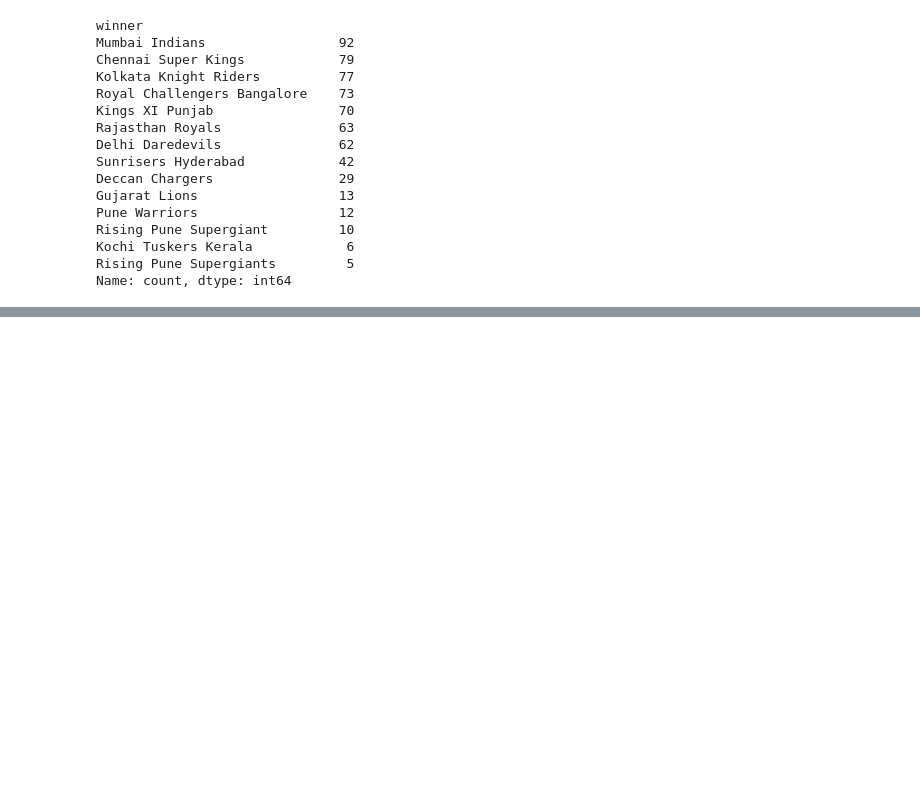
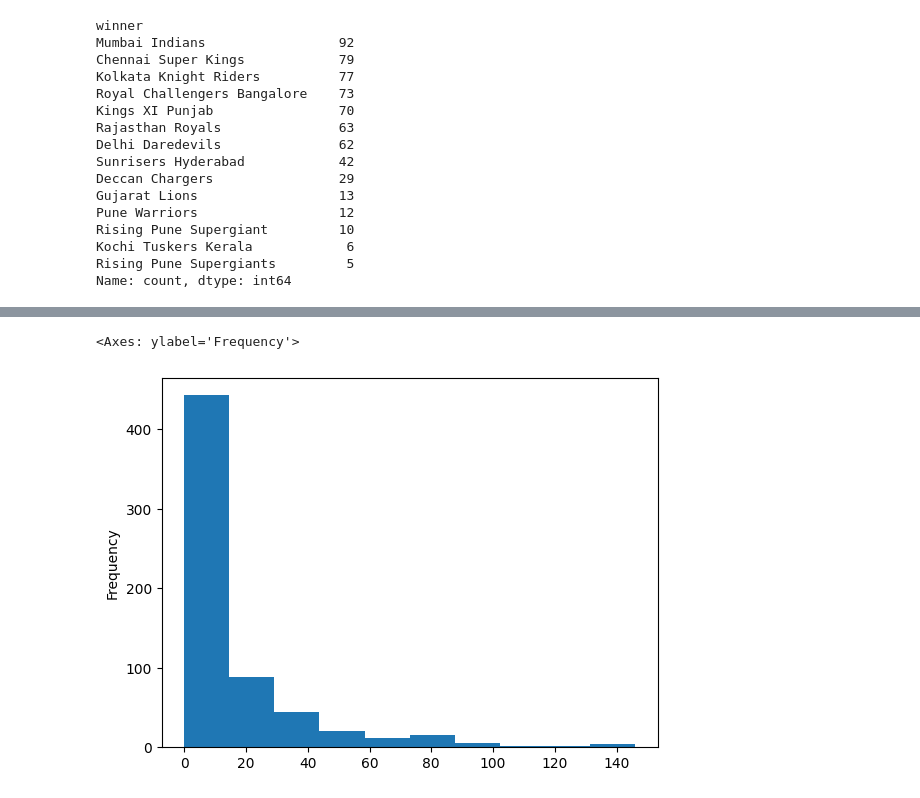
Before and after one commit to hrishavraj89/pandas, a Jupyter notebook: IPL_Analysis.ipynb, the cells around one changed output, grey strips where cells are left out. Cells and saved outputs as stored; diff of their text form; code cells hidden in the pictures; blank space fills up the shorter version.

```diff
--- a/IPL_Analysis.ipynb
+++ b/IPL_Analysis.ipynb
@@ -302,0 +322,5 @@ Name: count, dtype: int64
+# %%
+data['win_by_runs'].plot(kind='hist')
+# %% [output]
+<Axes: ylabel='Frequency'>
+[figure, added]
```
Also changed, not shown: parts of 5 cells of this notebook.
